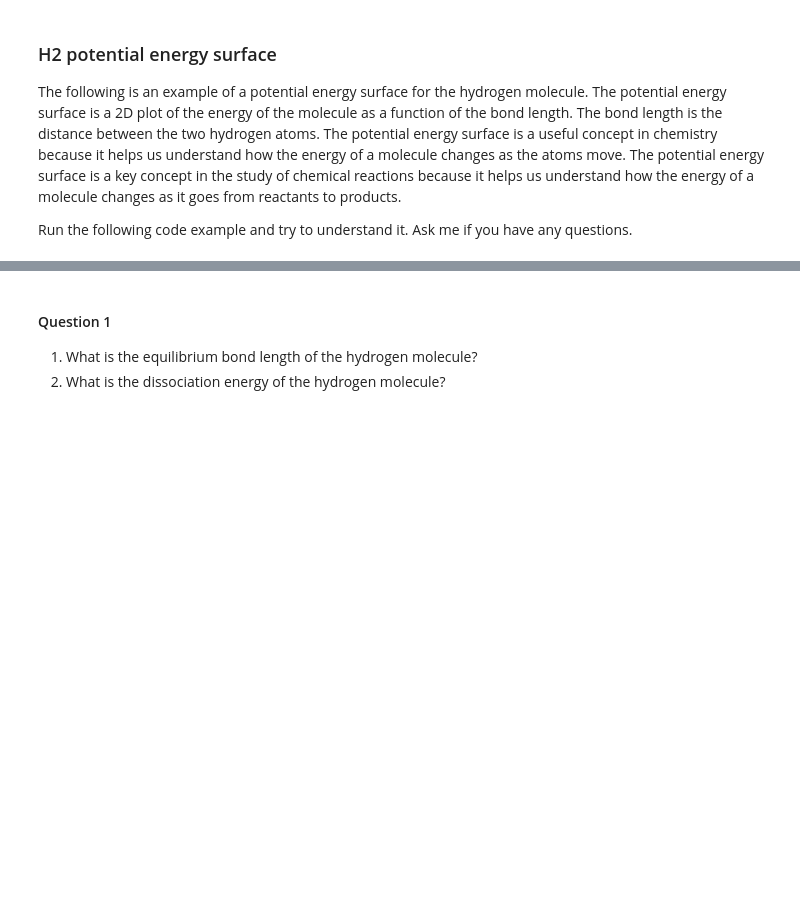
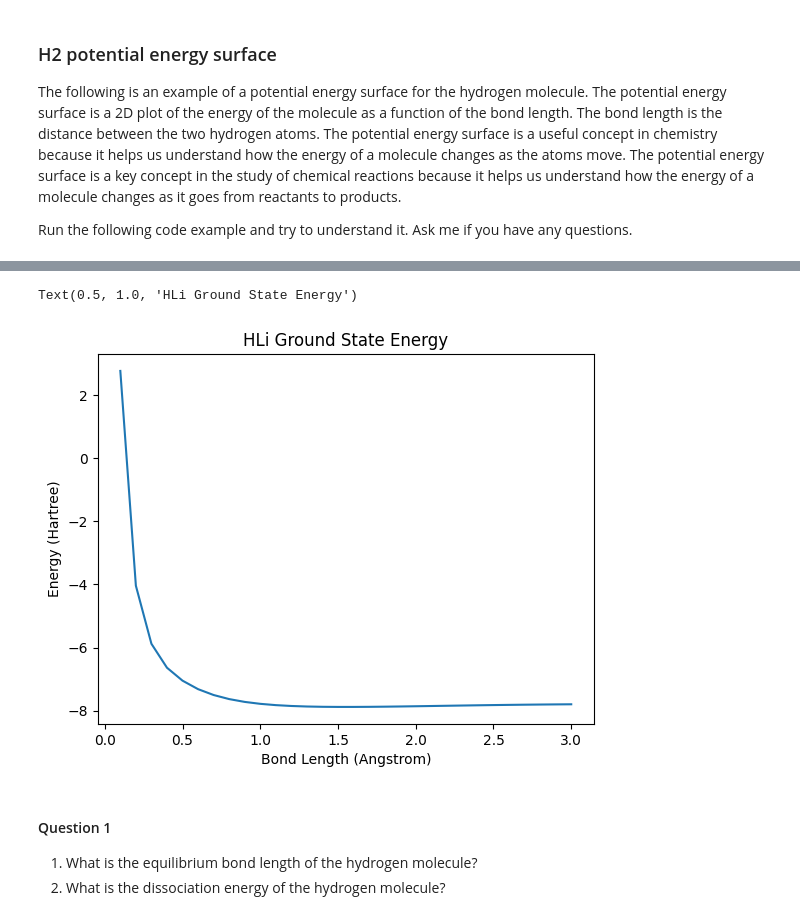
Before and after one commit to Lilith207/PythonForQuantum, a Jupyter notebook: Advanced/Assignment 5/AQC_assignment_VQE_student_ver.ipynb, the cells around one changed output, grey strips where cells are left out. Drawn from its saved outputs; the diff is of its cells as text; code cells hidden in the pictures; blank space fills up the shorter version.

```diff
--- a/Advanced/Assignment 5/AQC_assignment_VQE_student_ver.ipynb
+++ b/Advanced/Assignment 5/AQC_assignment_VQE_student_ver.ipynb
@@ -108,13 +87,24 @@ def FCI(L, e_list):
   e_list += [e]
   return e_list
   #print(e)
+
+def FCIZ(L, e_list):
+  mol = gto.M(atom='H 0 0 ' + str(L) + '; Li 0 0 0', basis='sto-3g')
+  mf = scf.RHF(mol).run()
+  h1 = mf.mo_coeff.T.dot(mf.get_hcore()).dot(mf.mo_coeff)
+  eri = ao2mo.kernel(mol, mf.mo_coeff)
+  cisolver = fci.direct_spin1.FCI(mol)
+  e, ci = cisolver.kernel(h1, eri, h1.shape[1], mol.nelec, ecore=mol.energy_nuc())
+  e_list += [e]
+  return e_list
 # %%
 e_fci = []
 
 bond_length_fci = np.linspace(0.1, 3.0, 30)
 
 for i in range(len(bond_length_fci)):
-  e_fci = FCI(bond_length_fci[i], e_fci)
+    e_fci = FCIZ(bond_length_fci[i], e_fci)
+    #e_fci = FCI(bond_length_fci[i], e_fci)
 
 from IPython.display import clear_output
 clear_output()
@@ -125,9 +116,12 @@ FCI(0.7414, [])
 # %%
 plt.plot(bond_length_fci, e_fci)
 # axis labels
 plt.xlabel("Bond Length (Angstrom)")
 plt.ylabel("Energy (Hartree)")
-plt.title("H2 Ground State Energy")
+plt.title("HLi Ground State Energy")
+# %% [output]
+Text(0.5, 1.0, 'HLi Ground State Energy')
+[figure, added]
 # %% [markdown]
 #### Question 1
 
```
Also changed, not shown: parts of 25 cells of this notebook.
